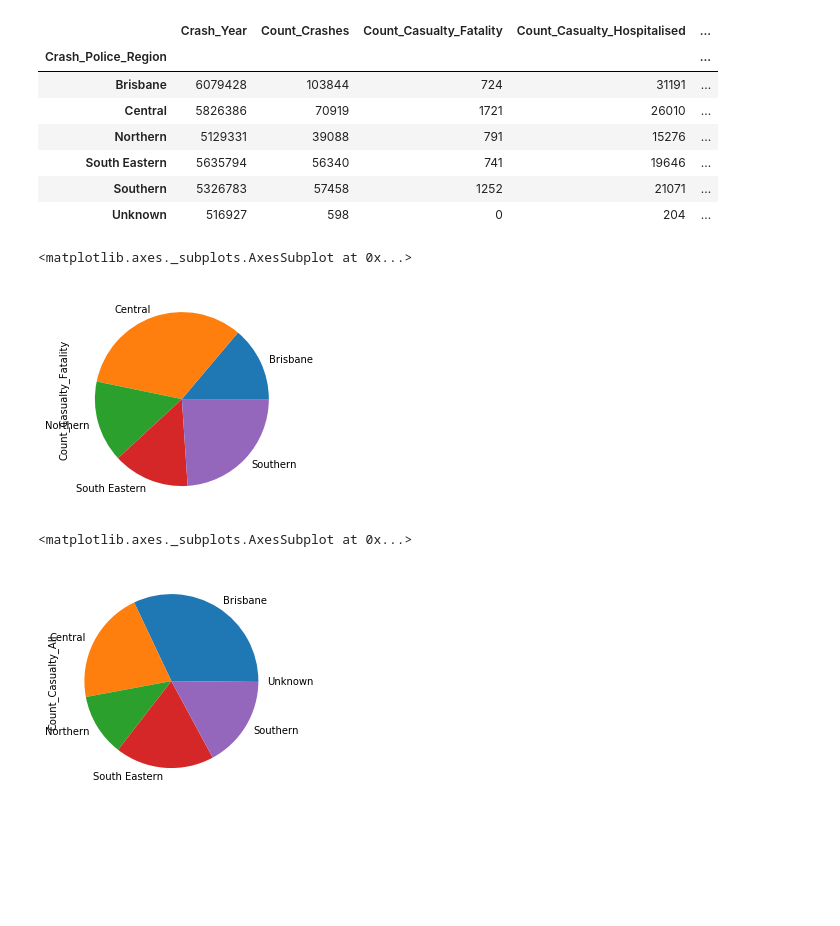
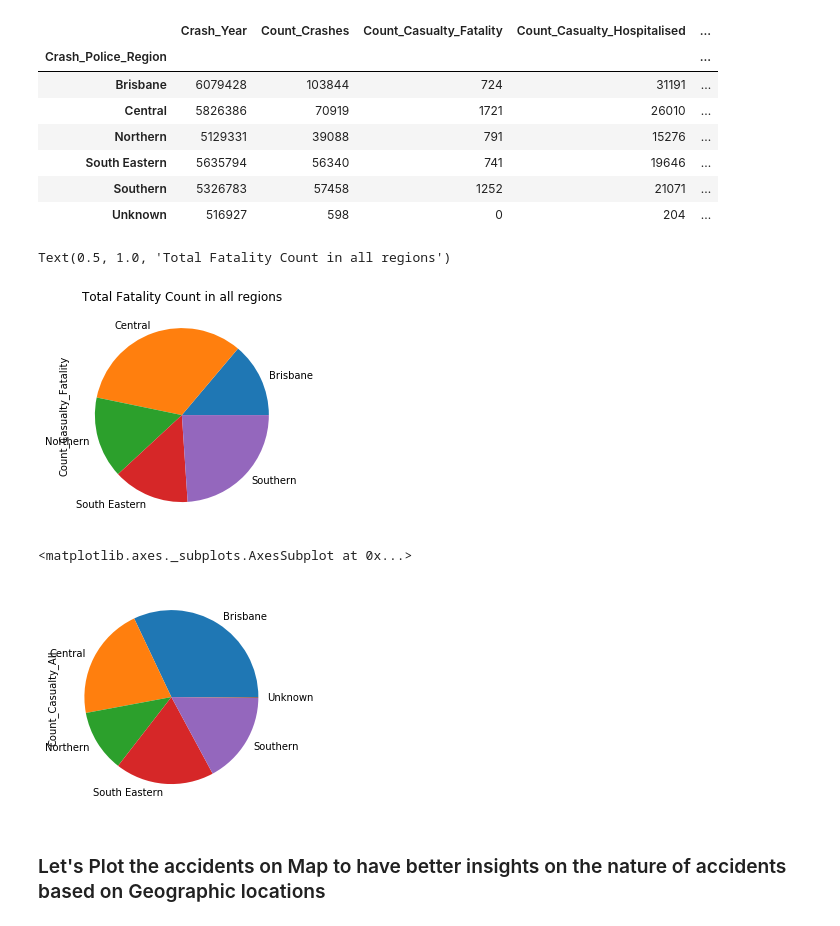
Before and after one commit to AmmaraRazzaq/DataAnalysis_with_Python, a Jupyter notebook: DataAnalysiswithPython.ipynb, the cells around one changed output. Drawn from its saved outputs; the diff is of its cells as text; code cells hidden in the pictures; blank space fills up the shorter version.

Commit message:
Plot incident locations on map

```diff
--- a/DataAnalysiswithPython.ipynb
+++ b/DataAnalysiswithPython.ipynb
@@ -929,8 +929,8 @@ df.head()
 | 4 | 2001 | Brisbane | Fatal | No | Yes | ... |
 5 rows × 21 columns
 # %%
-df_year = df.groupby('Crash_Police_Region', axis=0).sum()
-df_year
+df_region = df.groupby('Crash_Police_Region', axis=0).sum()
+df_region
 # %% [output]
 |  | Crash_Year | Count_Crashes | Count_Casualty_Fatality | Count_Casualty_Hospitalised | ... |
 | Crash_Police_Region |  |  |  |  | ... |
@@ -940,13 +940,16 @@ df_year
 | South Eastern | 5635794 | 56340 | 741 | 19646 | ... |
 | Southern | 5326783 | 57458 | 1252 | 21071 | ... |
 | Unknown | 516927 | 598 | 0 | 204 | ... |
+# %%
+df_region['Count_Casualty_Fatality'].plot(kind='pie')
+pyplot.title('Total Fatality Count in all regions')
+# %% [output]
+Text(0.5, 1.0, 'Total Fatality Count in all regions')
+[figure, added]
 # %%
-df_year['Count_Casualty_Fatality'].plot(kind='pie')
+df_region['Count_Casualty_All'].plot(kind='pie')
 # %% [output]
 <matplotlib.axes._subplots.AxesSubplot at 0x...>
-[figure, old version]
+[figure, new version]
-# %%
-df_year['Count_Casualty_All'].plot(kind='pie')
-# %% [output]
-<matplotlib.axes._subplots.AxesSubplot at 0x...>
-[figure, removed]
+# %% [markdown]
+### Let's Plot the accidents on Map to have better insights on the nature of accidents based on Geographic locations
```
Also changed, not shown: parts of 26 cells of this notebook.
